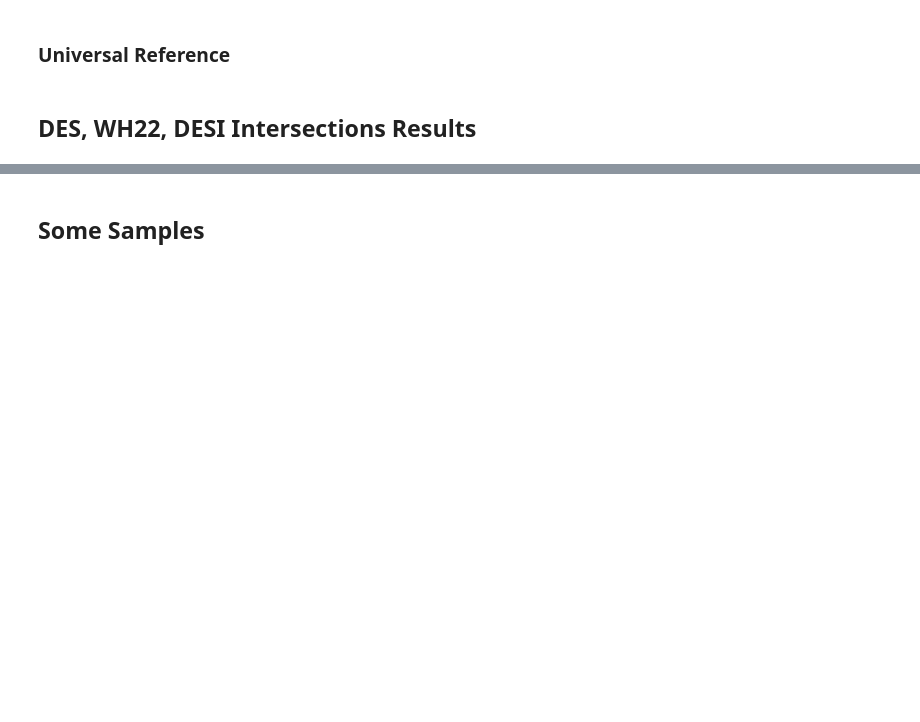
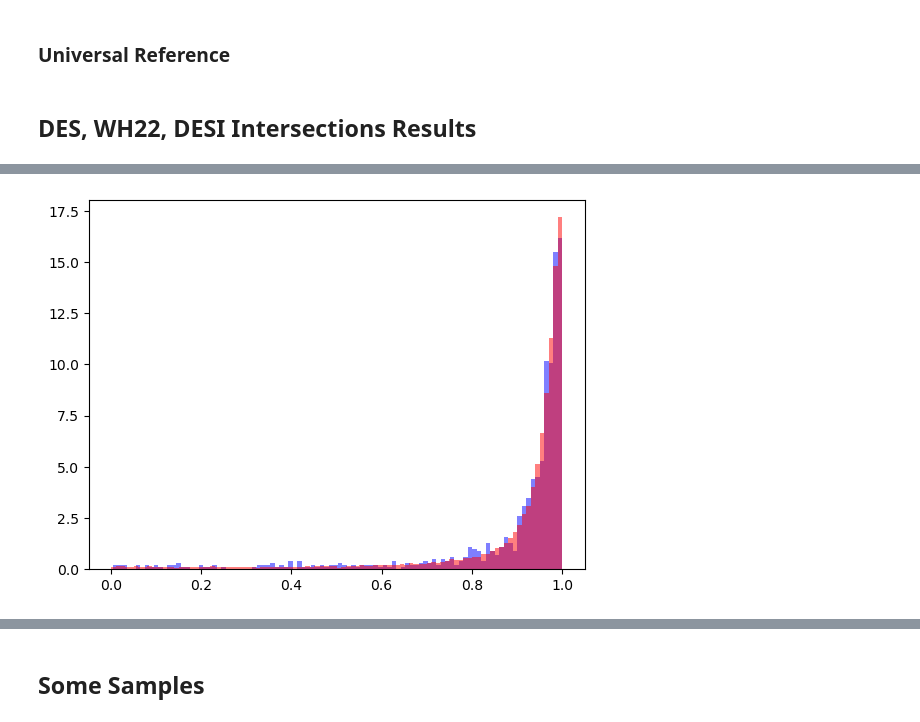
Before and after one commit to dchanda2002/MLCosmo, a Jupyter notebook: plot_signals.ipynb, the cells around one changed output, grey strips where cells are left out. Drawn from its saved outputs; the diff is of its cells as text; code cells hidden in the pictures; blank space fills up the shorter version.

```diff
--- a/plot_signals.ipynb
+++ b/plot_signals.ipynb
@@ -1652,10 +1674,4 @@ ddw2 = ddw2[(ddw2.z > 0.6) & (ddw2.z < 1)].reset_index(drop = True)
 validation1 = pd.read_csv("output/Locations/Intersections/DES_WH22/DES_cluster_validation_of_AND.csv", skiprows = 0)
 validation2 = pd.read_csv("output/Locations/Intersections/DES_WH22/WH22_cluster_validation_of_AND.csv", skiprows = 0)
 xor1 = pd.read_csv("output/Locations/Intersections/DES_WH22/DES_cluster_validation_of_xor.csv", skiprows = 0)
-xor2 = pd.read_csv("output/Locations/Intersections/DES_WH22/WH22_cluster_validation_of_xor.csv")
-
-plt.scatter(xor1["clusterp"], xor2["clusterp"], s = 1, alpha = 0.3, c = "red")
-plt.scatter(validation1["clusterp"], validation2["clusterp"], s = 1, alpha = 0.5, c = "blue")
-plt.xlabel("Zou DES $0.6<z<1$ Cluster Probability")
-plt.ylabel("WH22 $0.6<z<1$ Cluster Probability")
-plt.show()
+xor2 = pd.read_csv("output/Locations/Intersections/DES_WH22/WH22_cluster_validation_of_xor.csv",skiprows = 0)
@@ -1663,0 +1698,6 @@ plt.show()
+# %%
+plt.hist(validation2["clusterp"], bins = 100, alpha = 0.5, color = "blue", density = "normed")
+plt.hist(xor2["clusterp"], bins = 100, alpha = 0.5, color = "red", density = "normed")
+plt.show()
+# %% [output]
+[figure, added]
```
Also changed, not shown: parts of 10 cells of this notebook, 2 other files.
